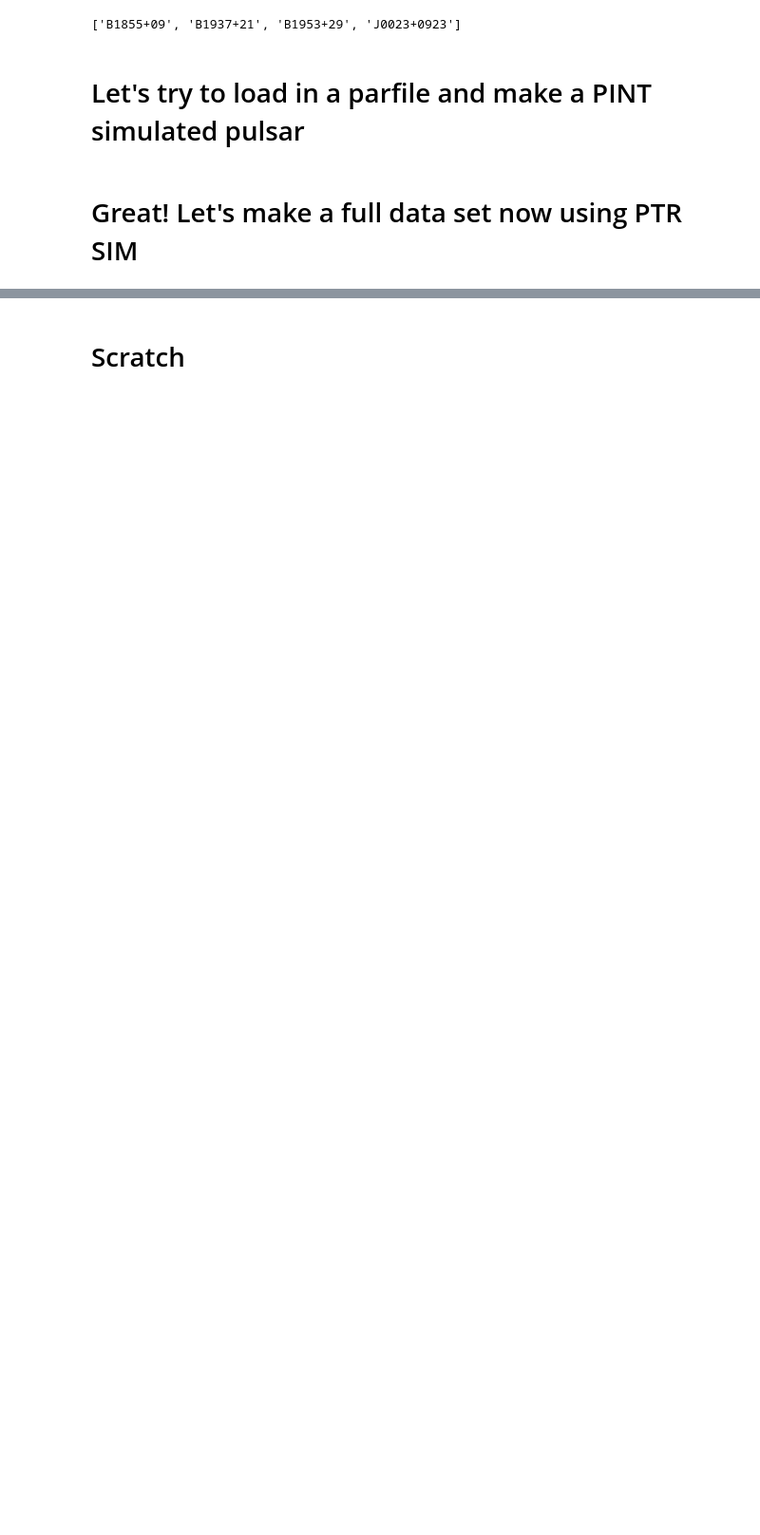
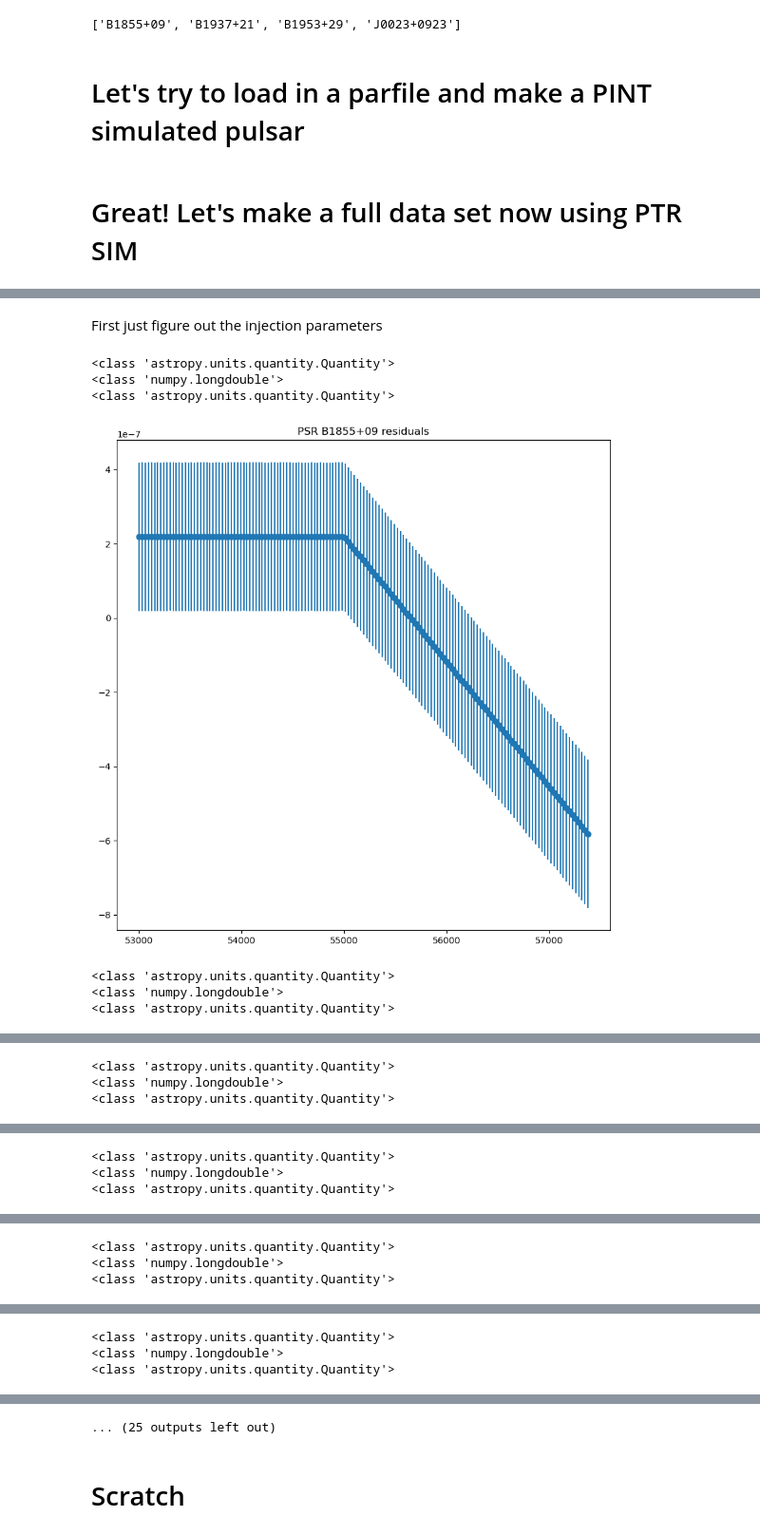
Before and after one commit to jerry-sun1/bwm_fpfe, a Jupyter notebook: ptreplicator_sim.ipynb, the cells around one changed output, grey strips where cells are left out. Shown at 95% size. Saved outputs shown, nothing was run; the diff lists cells and outputs as text; code cells hidden in the pictures; blank space fills up the shorter version.

```diff
--- a/ptreplicator_sim.ipynb
+++ b/ptreplicator_sim.ipynb
@@ -221,0 +206,2 @@ for i in range(10):
+# %% [markdown]
+First just figure out the injection parameters
@@ -221,0 +220,53 @@ for i in range(10):
+# %%
+ploc = ptr_simpsrs[0].loc
+if "RAJ" and "DECJ" in ploc.keys():
+    ptheta = np.pi / 2 - ploc["DECJ"]
+    pphi = ploc["RAJ"]
+elif "ELONG" and "ELAT" in ploc.keys():
+    fac = 1.0
+    if "B" in ptr_simpsrs[0].name:
+        epoch = "1950"
+    else:
+        epoch = "2000"
+    coords = ephem.Equatorial(ephem.Ecliptic(str(ploc["ELONG"] * fac), str(ploc["ELAT"] * fac)), epoch=epoch)
+
+    ptheta = np.pi / 2 - float(repr(coords.dec))
+    pphi = float(repr(coords.ra))
+
+bwm_phi = pphi + 0.03
+bwm_theta = ptheta - 0.02
+bwm_pol = -np.pi/8
+bwm_t0_mjd = 55000
+# %%
+super_partimdir = '/home/nima/nanograv/bwm_fpfe/ptrsim_datasets/WN_BWM_idealized/'
+os.makedirs(super_partimdir, exist_ok=True)
+
+base_pardir = "/home/nima/nanograv/bwm_fpfe/ptrsim_datasets/base_partim/"
+nrealization = 1000
+for realization in range(nrealization):
+    realization_dir = super_partimdir + '{}/'.format(realization)
+    os.makedirs(realization_dir, exist_ok=True)
+
+    for psrname in psrnames:
+        parfile_path = base_pardir + '{}_fake.par'.format(psrname)
+        timfile_path = base_pardir + '{}_fake.tim'.format(psrname)
+
+        with open(parfile_path, 'r') as pfile:
+            with open(timfile_path, 'r') as tfile:
+                ptr_psr = ptrsim.SimulatedPulsar(pfile, tfile)
+
+        pint.simulation.zero_residuals(ptr_psr.toas, ptr_psr.model)
+        ptrsim.add_gw_memory(ptr_psr, 1e-14, bwm_theta, bwm_phi, bwm_pol + np.pi/4,bwm_t0_mjd)
+        plot_resids(ptr_psr)
+        ptrsim.add_efac(ptr_psr, 1)
+        ptr_psr.fit()
+        plot_resids(ptr_psr)
+        ptr_psr.write_partim(outpar = realization_dir + '{}.par'.format(psrname, realization), outtim = realization_dir + '{}.tim'.format(psrname, realization))
+# %% [output]
+<class 'astropy.units.quantity.Quantity'>
+<class 'numpy.longdouble'>
+<class 'astropy.units.quantity.Quantity'>
+[figure, added]
+<class 'astropy.units.quantity.Quantity'>
+<class 'numpy.longdouble'>
+<class 'astropy.units.quantity.Quantity'>
@@ -221,0 +274,3 @@ for i in range(10):
+<class 'astropy.units.quantity.Quantity'>
+<class 'numpy.longdouble'>
+<class 'astropy.units.quantity.Quantity'>
@@ -221,0 +278,3 @@ for i in range(10):
+<class 'astropy.units.quantity.Quantity'>
+<class 'numpy.longdouble'>
+<class 'astropy.units.quantity.Quantity'>
@@ -221,0 +282,3 @@ for i in range(10):
+<class 'astropy.units.quantity.Quantity'>
+<class 'numpy.longdouble'>
+<class 'astropy.units.quantity.Quantity'>
@@ -221,0 +286,3 @@ for i in range(10):
+<class 'astropy.units.quantity.Quantity'>
+<class 'numpy.longdouble'>
+<class 'astropy.units.quantity.Quantity'>
@@ -222,3 +290,4 @@ for i in range(10):
+... (25 outputs left out)
 # %% [markdown]
 # Scratch
 # %%
```
Also changed, not shown: parts of 6 cells of this notebook.
